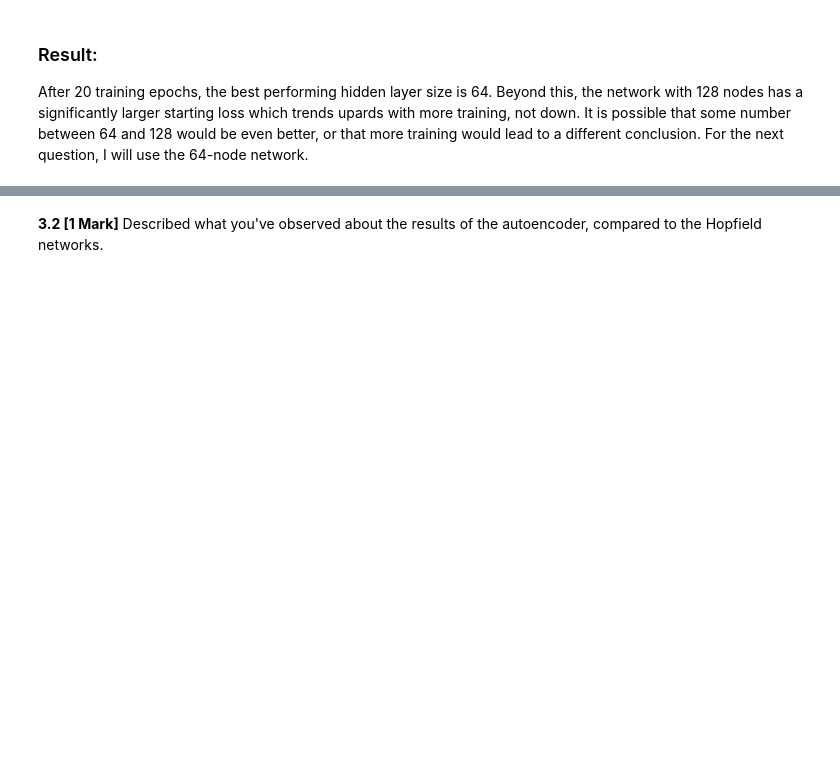
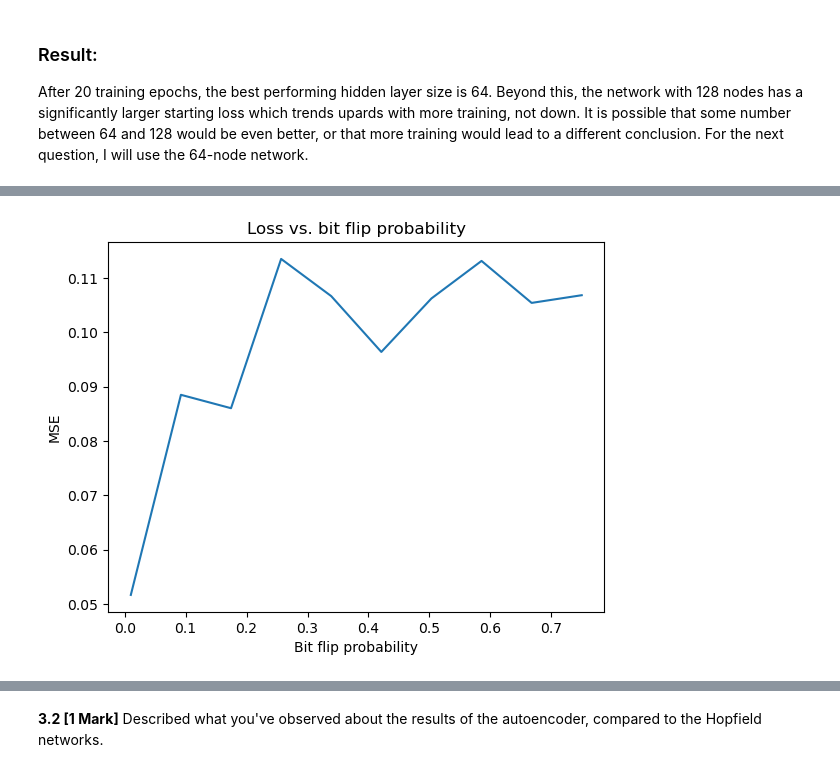
Before and after one commit to kateharvey/SYDE552, a Jupyter notebook: Assignments/20829173-syde552-assignment3.ipynb, the cells around one changed output, grey strips where cells are left out. Cells and saved outputs as stored; diff of their text form; code cells hidden in the pictures; blank space fills up the shorter version.

```diff
--- a/Assignments/20829173-syde552-assignment3.ipynb
+++ b/Assignments/20829173-syde552-assignment3.ipynb
@@ -684,0 +730,20 @@ After 20 training epochs, the best performing hidden layer size is 64. Beyond th
+# %%
+def corrupt(data, prob):
+    for img in range(data.shape[0]):
+
+        # get number of pixels to flip for image size and selected probability:
+        n_pixels = int(data.shape[1] * prob)
+
+        # select a random sample of n_pixels:
+        permuted = np.random.permutation(np.arange(0, data.shape[1], 1))
+        pixels = permuted[:n_pixels]
+
+        # set pixels to 0 or 1 with equal probability:
+        for p in pixels:
+            flip = np.random.rand()
+            if flip < 0.5:
+                data[img, p] = 0
+            else:
+                data[img, p] = 1
+
+    return data
@@ -685 +766,11 @@ After 20 training epochs, the best performing hidden layer size is 64. Beyond th
+# %%
+# plot loss:
+plt.figure()
+plt.plot(prob_flip, mses)
+plt.xlabel('Bit flip probability')
+plt.ylabel('MSE')
+plt.title('Loss vs. bit flip probability')
+plt.show()
+# %% [output]
+[figure, added]
 # %%
```
Also changed, not shown: parts of 16 cells of this notebook.
